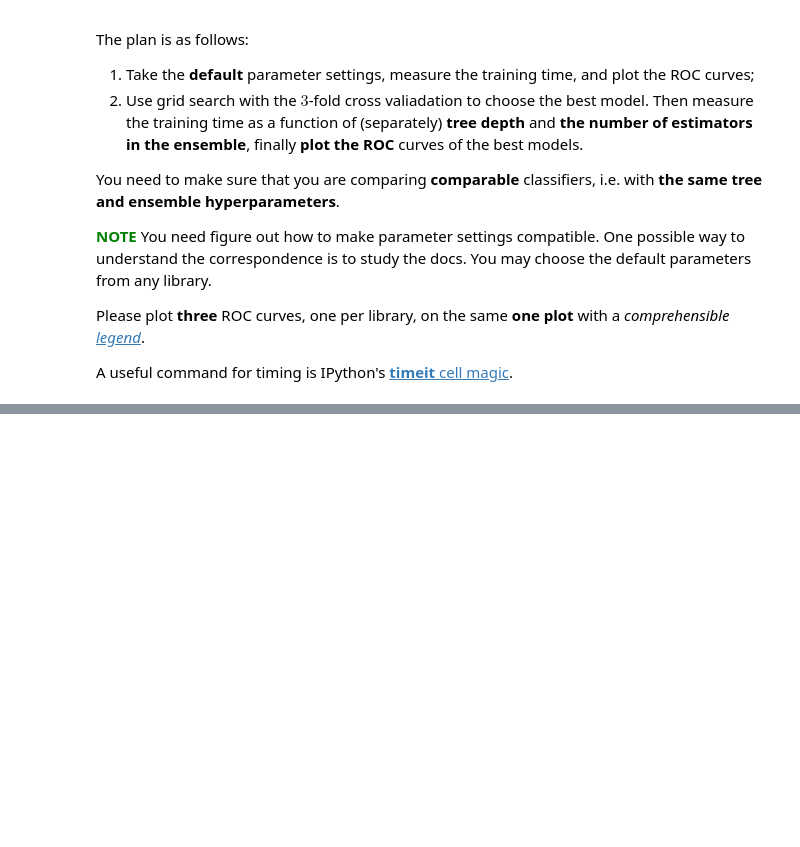
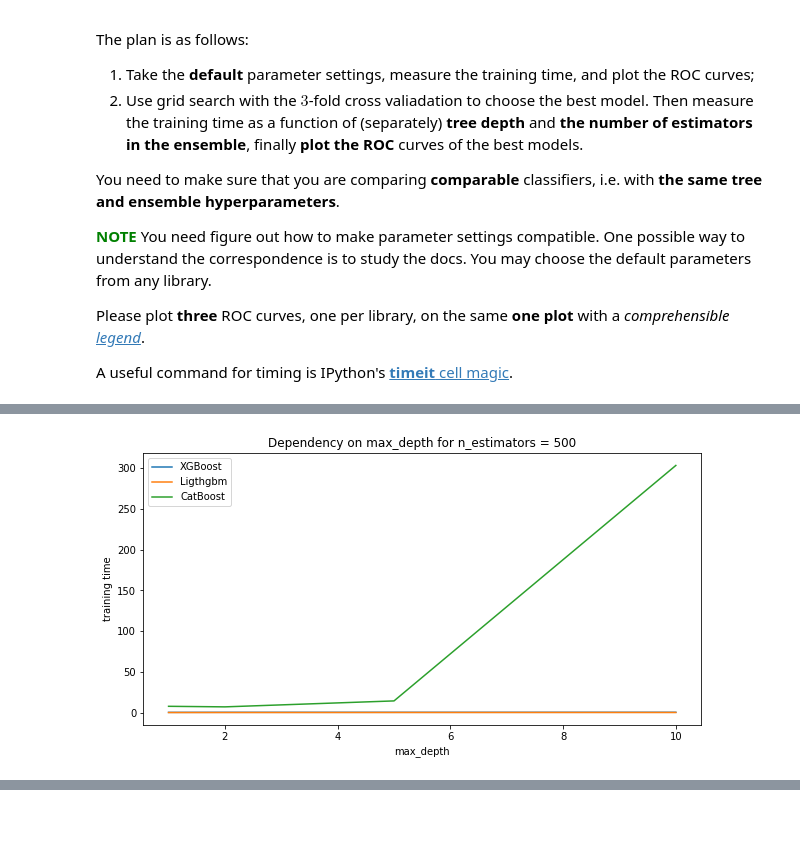
Before and after one commit to dzisandy/Machine-Learning, a Jupyter notebook: HW2/ML2019HW02-part2.ipynb, the cells around one changed output, grey strips where cells are left out. Cells and saved outputs as stored; diff of their text form; code cells hidden in the pictures; blank space fills up the shorter version.

```diff
--- a/HW2/ML2019HW02-part2.ipynb
+++ b/HW2/ML2019HW02-part2.ipynb
@@ -523,0 +529,13 @@ X_train, X_test, y_train, y_test = train_test_split(X, y, test_size=0.4,
+# %%
+classifiers =  {'xgb': xgb.XGBClassifier(loss_function = 'Logloss', probabiliy=True),
+                'lbg': lgb.LGBMClassifier(loss_function = 'Logloss', probabiliy=True),
+                'cat': catboost.CatBoostClassifier(loss_function = 'Logloss', verbose=False)}
+fpr = {}
+tpr = {}
+parameters = {'max_depth': [1, 3,  5,  10],
+              'n_estimators': [10, 50, 100, 150, 200]}
+for clf in classifiers:
+    cv_clf = GridSearchCV(classifiers[clf], param_grid=parameters, cv=3, scoring='roc_auc', verbose = 1)
+    cv_clf.fit(X_train, y_train)
+    fpr[clf], tpr[clf], _ = roc_curve(y_test, cv_clf.predict_proba(X_test)[:, 1])
+    print('best parameters for ' + str(clf) + ' :', cv_clf.best_params_)
@@ -523,0 +597,12 @@ X_train, X_test, y_train, y_test = train_test_split(X, y, test_size=0.4,
+# %%
+plt.figure(figsize = (10,5))
+plt.xlabel('max_depth')
+plt.ylabel('training time')
+plt.title('Dependency on max_depth for n_estimators = 500')
+plt.plot(max_depth,times_xgb_depth, label = 'XGBoost')
+plt.plot(max_depth,times_lgb_depth, label = 'Ligthgbm')
+plt.plot(max_depth,times_cat_depth, label = 'CatBoost')
+plt.legend()
+plt.show()
+# %% [output]
+[figure, added]
```
Also changed, not shown: parts of 19 cells of this notebook, 41 other files.
